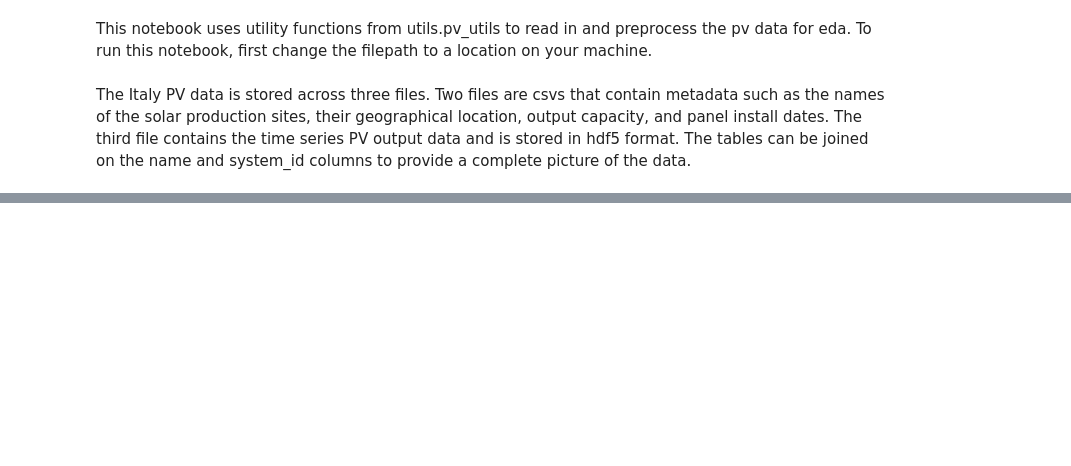
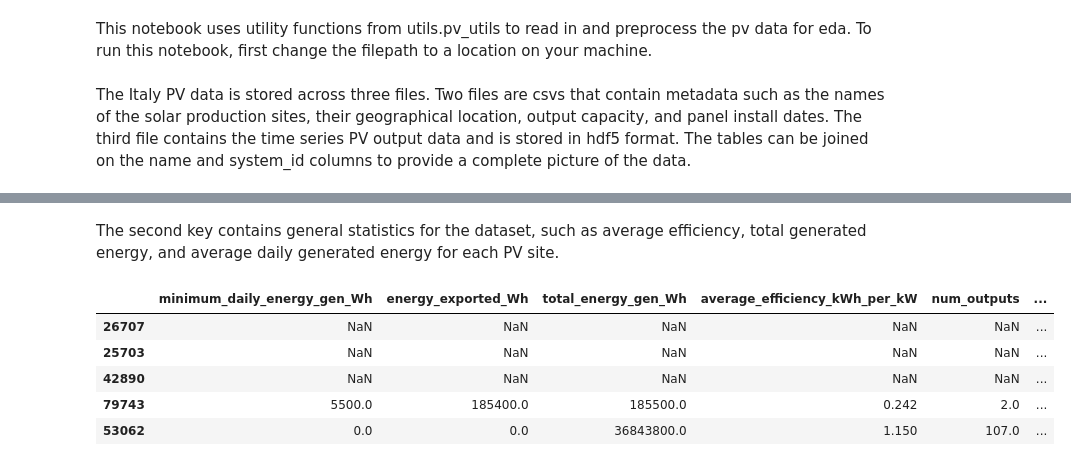
Before and after one commit to WAT-ai/open-climate-fix-project, a Jupyter notebook: eda/pv_eda.ipynb, the cells around one changed output, grey strips where cells are left out. Saved outputs shown, nothing was run; the diff lists cells and outputs as text; code cells hidden in the pictures; blank space fills up the shorter version.

```diff
--- a/eda/pv_eda.ipynb
+++ b/eda/pv_eda.ipynb
@@ -15,0 +35,11 @@ The hdf file contains 436 unique keys, mostly representing PV system IDs. There
+# %% [markdown]
+The second key contains general statistics for the dataset, such as average efficiency, total generated energy, and average daily generated energy for each PV site.
+# %%
+pd.read_hdf(hdf_path, keys.pop(0)).head()
+# %% [output]
+|  | minimum_daily_energy_gen_Wh | energy_exported_Wh | total_energy_gen_Wh | average_efficiency_kWh_per_kW | num_outputs | ... |
+| 26707 | NaN | NaN | NaN | NaN | NaN | ... |
+| 25703 | NaN | NaN | NaN | NaN | NaN | ... |
+| 42890 | NaN | NaN | NaN | NaN | NaN | ... |
+| 79743 | 5500.0 | 185400.0 | 185500.0 | 0.242 | 2.0 | ... |
+| 53062 | 0.0 | 0.0 | 36843800.0 | 1.150 | 107.0 | ... |
```
Also changed, not shown: parts of 21 cells of this notebook, 1 other file.
